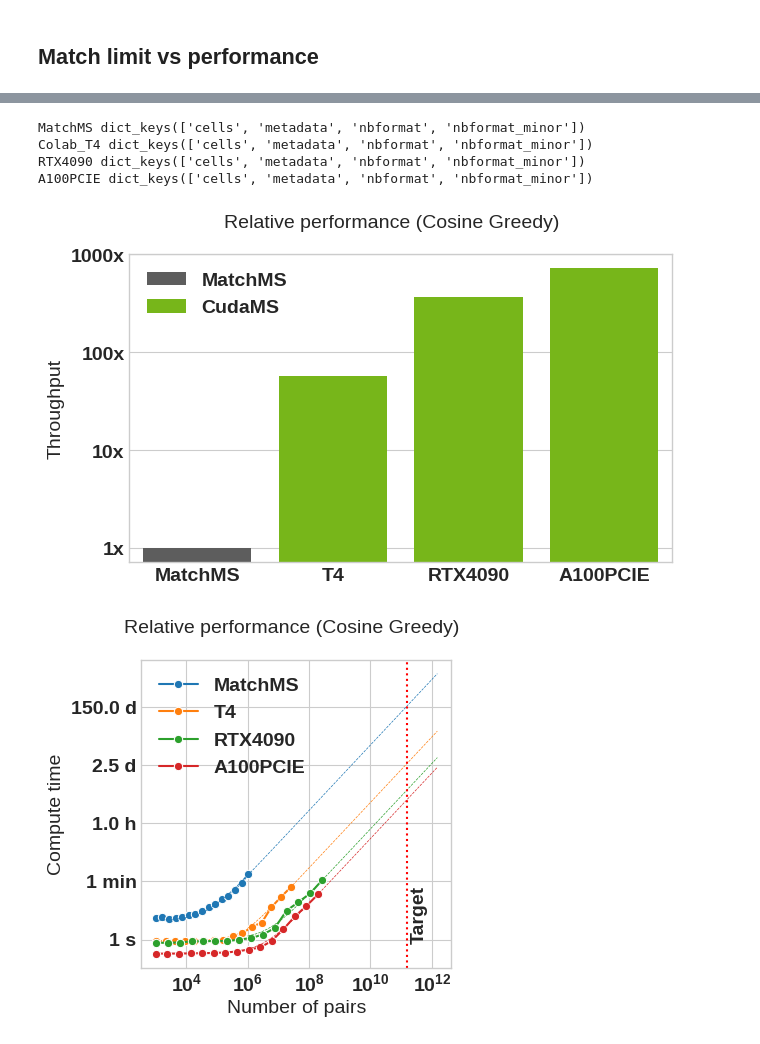
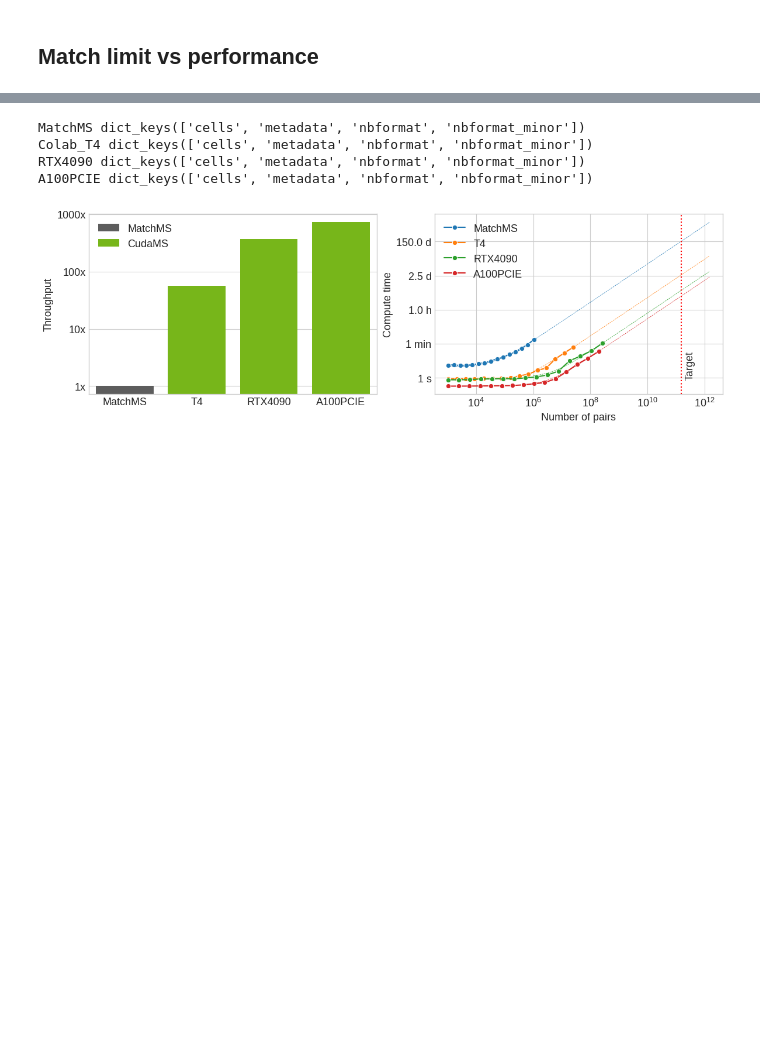
Before and after one commit to PangeAI/SimMS, a Jupyter notebook: notebooks/figures/make_figures.ipynb, the cells around one changed output, grey strips where cells are left out. Saved outputs shown, nothing was run; the diff lists cells and outputs as text; code cells hidden in the pictures; blank space fills up the shorter version.

```diff
--- a/notebooks/figures/make_figures.ipynb
+++ b/notebooks/figures/make_figures.ipynb
@@ -581,52 +436,49 @@ Requires us to run notebooks under `notebooks/figures/performance` first.
 # %%
-from sklearn.linear_model import LinearRegression
-from pathlib import Path
-import json
-import seaborn as sns
-import matplotlib.pyplot as plt
-import pandas as pd
-from matplotlib.ticker import ScalarFormatter
-import numpy as np
-
-data = []
-method_mapping = {'matchms': 'MatchMS', 'colab': 'T4',
+performance_data = []
+get_approach_name = {'matchms': 'MatchMS', 'colab': 'T4',
                   'rtx4090': 'RTX4090', 'a100pcie':'A100PCIE'}
 
+# For each notebook...
 for nb in sorted(Path('notebooks/figures/performance/').glob('*.ipynb')):
+
+    # Read the last cell's output as a JSON...
     method = nb.stem.split('_on_')[-1]
     nb_data = json.loads(nb.read_text())
     print(method, nb_data.keys())
     res = json.loads(' '.join(nb_data['cells'][-1]['outputs'][0]['text']))
+    # And save into a dictionary
     res['method'] = method
     res['pairs'] = res.get('pairs_cu', res.get('pairs'))
     res['times'] = res.get('times_cu', res.get('times'))
-
     res.pop('pairs_cu', None)
     res.pop('times_cu', None)
 
+    # Each cell result contains multiple-sized runs, flatten all results into one big dataframe
     for r in range(len(res['pairs'])):
         if 'cpu' in method:
             res['device'] = 'v32CPU'
-        data.append({
+        performance_data.append({
             'pairs': res['pairs'][r],
             'times': res['times'][r],
             'device': res['device'],
             'nproc': res['nproc'],
             'method': method
         })
+df = pd.DataFrame(performance_data)
 
-# Since experiments were done in different scales
-# to save time,
-df = pd.DataFrame(data)
+# For all sizes of experiments...
 pairs_scale = np.logspace(np.log2(df.pairs.min()),
                           np.log2(df.pairs.max()),
                           base=2,
                           dtype='float64',
                           num=50)
 
+# Plot performance onto the same grid,
+# NOTE: *Crucially* we extrapolate performance lines using linear regresion, to avoid actually wating for several days.
 def plot_perf(ax: plt.Axes, df: pd.DataFrame=df):
+    plt.sca(ax)
     perf_at_axvline = []
-    for name in method_mapping:
+    for name in get_approach_name:
         gr = df[df['method'].str.lower().str.contains(name)]
         if 'matchms' in name:
             full_range = np.logspace(np.log10(1000), np.log10(100_000 * 1_500_000 * 10), 50).reshape(-1, 1)
@@ -639,24 +491,26 @@ def plot_perf(ax: plt.Axes, df: pd.DataFrame=df):
 
         art = sns.lineplot(x=gr.pairs,
                            y=gr.times,
-                           marker='o', label=method_mapping[name])
+                           marker='o', label=get_approach_name[name], ax=ax)
 
         sns.lineplot(x=full_range.ravel(),
                      y=estim_perf.ravel(),
                      linestyle='--',
                      linewidth=.5,
-                     color=art.lines[-1].get_color())
+                     color=art.lines[-1].get_color(), ax=ax)
         goal_num = 100_000 * 1_500_000
-        perf_at_axvline.append([method_mapping[name],  goal_num / estimate_next.predict([[goal_num]]).item() ])
+        perf_at_axvline.append([get_approach_name[name],  goal_num / estimate_next.predict([[goal_num]]).item() ])
+
+    # Our "target" is a real-world usecase we are facing, that we developed this kernel for.
     ax.axvline(goal_num, 0, 1, color='red', linestyle=':', )
     ax.text(goal_num * 1.4, 1, f'Target', rotation=90)
-    # ax.set_title(f'Wall-clock performance')
     ax.set_xlabel("Number of pairs")
     ax.set_ylabel("Compute time")
     ax.set_xscale('log')
     ax.set_yscale('log', base=60)
+
+    # Fancy formatter for time...
     def _formatter(v: float, p) -> str:
-        # v is seconds, TODO: if less than hour, return units in seconds, then hours, and then days
         if v < 60:  # Less than a minute
             return f"{v:.0f} s"
         elif v < 3600:  # Less than an hour
@@ -668,55 +522,44 @@ def plot_perf(ax: plt.Axes, df: pd.DataFrame=df):
     ax.yaxis.set_major_formatter(plt.FuncFormatter(_formatter))
     ax.grid(True, 'major', axis='y')
 
+
 def plot_perf_at_goal(ax: plt.Axes, df: pd.DataFrame=df):
+    plt.sca(ax)
     perf_at_axvline = []
     gr_matchms = df[df['method'].str.lower().str.contains('matchms')]
     estimate_matchms = LinearRegression(positive=True)
     estimate_matchms.fit(np.array(gr_matchms[['pairs']]), np.array(gr_matchms[['times']]))
     goal_num = 100_000 * 1_500_000
     matchms_speed = (1 / estimate_matchms.predict([[goal_num]]).item())
 
-    for name in method_mapping:
+    for name in get_approach_name:
         gr = df[df['method'].str.lower().str.contains(name)]
         estimate = LinearRegression(positive=True)
         estimate.fit(np.array(gr[['pairs']]), np.array(gr[['times']]))
         goal_num = 100_000 * 1_500_000
         speed = (1 / estimate.predict([[goal_num]]).item())
         relative_speedup = speed / matchms_speed
-        perf_at_axvline.append([method_mapping[name], relative_speedup])
-
+        perf_at_axvline.append([get_approach_name[name], relative_speedup])
     x, y = zip(*perf_at_axvline)
     hue = ['MatchMS', 'CudaMS', 'CudaMS', 'CudaMS']
     sns.barplot(x=x, y=y, ax=ax, hue=hue, palette=['#5d5d5d', '#7cd000'])
-    # ax.set_title(f'Estimated relative throughput to MatchMS at Target')
     ax.set_ylabel("Throughput")
-    # ax.set_xlabel("Method",)
-    # ax.xaxis.set_tick_params(rotation=45)
     ax.set_yscale('log')
     ax.yaxis.set_major_formatter((lambda v,p: f'{int(v)}x'))
-
     ax.grid(True, 'major', axis='y')
 
-from cudams.utils import use_style
-use_style()
-plt.rcParams['font.size'] = 14
-plt.rcParams['font.weight'] = 'bold'
+fig, axs = plt.subplots(1, 2, figsize=(14, 4))
 
-fig, ax = plt.subplots(1, 1, figsize=(7, 4))
+ax = axs[0]
 plot_perf_at_goal(ax)
-plt.suptitle("Relative performance (Cosine Greedy)")
-plt.savefig('assets/perf_speedup.svg')
-plt.show()
 
-fig, ax = plt.subplots(1, 1, figsize=(4, 4))
+ax = axs[1]
 plot_perf(ax)
-plt.suptitle("Relative performance (Cosine Greedy)")
 plt.savefig('assets/perf.svg')
 plt.show()
 # %% [output]
 MatchMS dict_keys(['cells', 'metadata', 'nbformat', 'nbformat_minor'])
 Colab_T4 dict_keys(['cells', 'metadata', 'nbformat', 'nbformat_minor'])
 RTX4090 dict_keys(['cells', 'metadata', 'nbformat', 'nbformat_minor'])
 A100PCIE dict_keys(['cells', 'metadata', 'nbformat', 'nbformat_minor'])
-[figure, old version]
+[figure, new version]
-[figure, removed]
```
Also changed, not shown: parts of 28 cells of this notebook, 20 other files.
